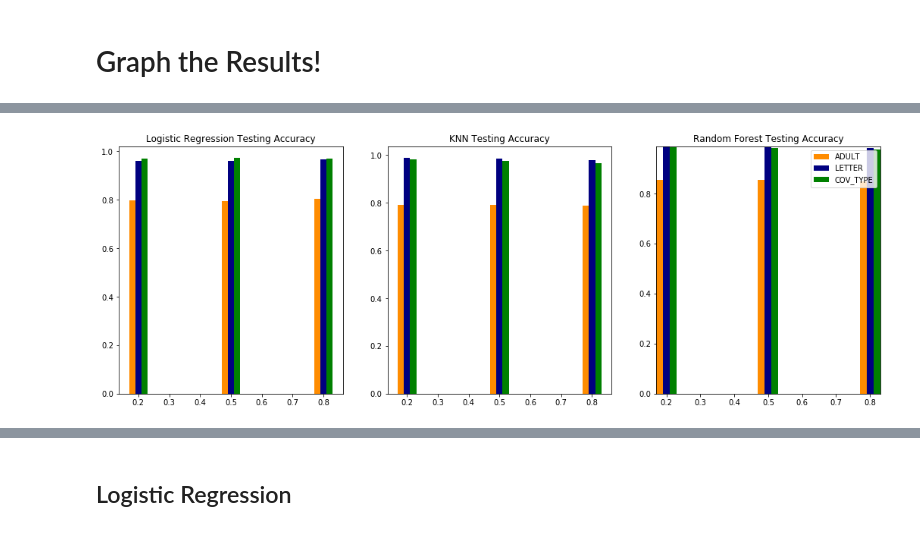
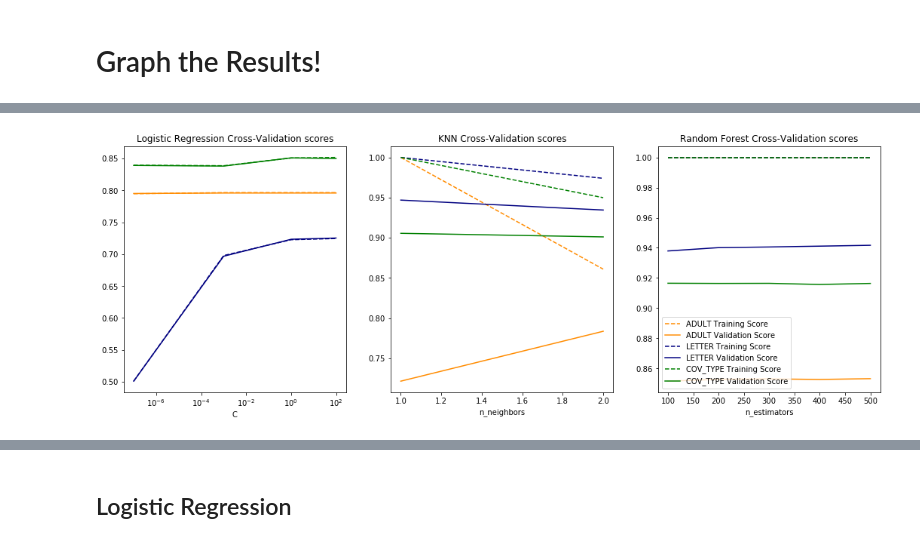
Before and after one commit to hal009/hal009.github.io, a Jupyter notebook: content/COGS118a/files/FinalProject/FinalProject.ipynb, the cells around one changed output, grey strips where cells are left out. Cells and saved outputs as stored; diff of their text form; code cells hidden in the pictures.

Commit message:
refactored graphing code

```diff
--- a/content/COGS118a/files/FinalProject/FinalProject.ipynb
+++ b/content/COGS118a/files/FinalProject/FinalProject.ipynb
@@ -160,0 +33,28 @@ def plot_RF():
+# %%
+def get_hyper_params(score):
+    hyperparams = score['hyper-params'][0]
+    params = hyperparams['params']
+    param_name = list(params[0].keys())[0]
+    param_range = get_values(params, param_name)
+    train_scores = hyperparams['mean_train_score']
+    test_scores = hyperparams['mean_test_score']
+    return (param_name, param_range, train_scores, test_scores)
+
+def plot_clf():
+    fig = plt.figure(figsize=(18,6))
+    for i, clf in enumerate(clf_names):
+         for df, color in zip(df_names, colors):
+            scale = 'linear'
+            if clf == 'Logistic Regression':
+                scale = 'log'
+            score = results[results.index.str.contains(df + '_' + clf + '_0.2')]
+            param_name, param_range, train_scores, test_scores = get_hyper_params(score)
+            ax = fig.add_subplot(1, len(clf_names), i + 1)
+            ax.plot(param_range, train_scores, color = color, label=df + " Training Score", linestyle = '--')
+            ax.plot(param_range, test_scores, color = color, label=df + " Validation Score")
+            ax.set_xlabel(param_name)
+            ax.set_xscale(scale)
+            ax.set_title(clf + " Cross-Validation scores")
+
+    plt.legend(loc="best")
+    plt.show()
@@ -477,38 +347,0 @@ plt.show()
-# %%
-a_test1 = results[results.index.str.contains('ADULT_Logistic Regression')]['test_score'].values
-a_test2 = results[results.index.str.contains('LETTER_Logistic Regression')]['test_score'].values
-a_test3 = results[results.index.str.contains('COV_TYPE_Logistic Regression')]['test_score'].values
-
-k_test1 = results[results.index.str.contains('ADULT_KNN')]['test_score'].values
-k_test2 = results[results.index.str.contains('LETTER_KNN')]['test_score'].values
-k_test3 = results[results.index.str.contains('COV_TYPE_KNN')]['test_score'].values
-
-r_test1 = results[results.index.str.contains('ADULT_Random Forest')]['test_score'].values
-r_test2 = results[results.index.str.contains('LETTER_Random Forest')]['test_score'].values
-r_test3 = results[results.index.str.contains('COV_TYPE_Random Forest')]['test_score'].values
-
-fig = plt.figure(figsize=(18,6))
-LR_ax = fig.add_subplot(1, 3, 1)
-LR_ax.bar(np.array(splits)-0.02, a_test1, width=0.02, color='darkorange', label='ADULT')
-LR_ax.bar(np.array(splits), a_test2, width=0.02, color='navy', label='LETTER')
-LR_ax.bar(np.array(splits)+0.02, a_test3, width=0.02, color='green', label='COV_TYPE')
-LR_ax.set_title("Logistic Regression Testing Accuracy")
-
-KNN_ax = fig.add_subplot(1, 3, 2)
-KNN_ax.bar(np.array(splits)-0.02, k_test1, width=0.02, color='darkorange', label='ADULT')
-KNN_ax.bar(np.array(splits), k_test2, width=0.02, color='navy', label='LETTER')
-KNN_ax.bar(np.array(splits)+0.02, k_test3, width=0.02, color='green', label='COV_TYPE')
-KNN_ax.set_title("KNN Testing Accuracy")
-
-RF_ax = fig.add_subplot(1, 3, 3)
-RF_ax.bar(np.array(splits)-0.02, r_test1, width=0.02, color='darkorange', label='ADULT')
-RF_ax.bar(np.array(splits), r_test2, width=0.02, color='navy', label='LETTER')
-RF_ax.bar(np.array(splits)+0.02, r_test3, width=0.02, color='green', label='COV_TYPE')
-RF_ax.set_title("Random Forest Testing Accuracy")
-
-
-plt.legend(loc="best")
-plt.autoscale(tight=True)
-plt.show()
-# %% [output]
-[figure, removed]
@@ -514,0 +362,4 @@ plt.show()
+# %%
+plot_clf()
+# %% [output]
+[figure, added]
```
Also changed, not shown: parts of 30 cells of this notebook, 1 other file.
